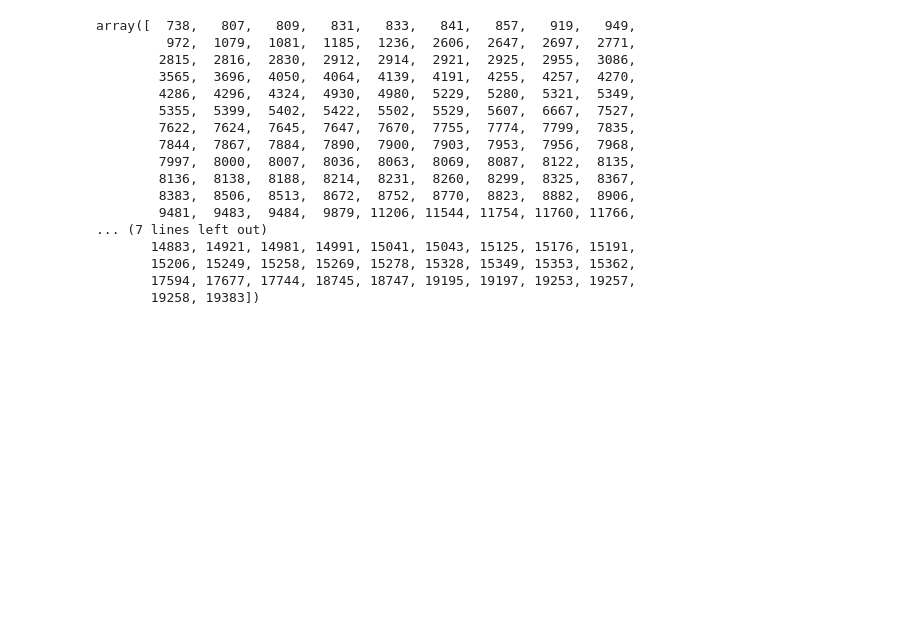
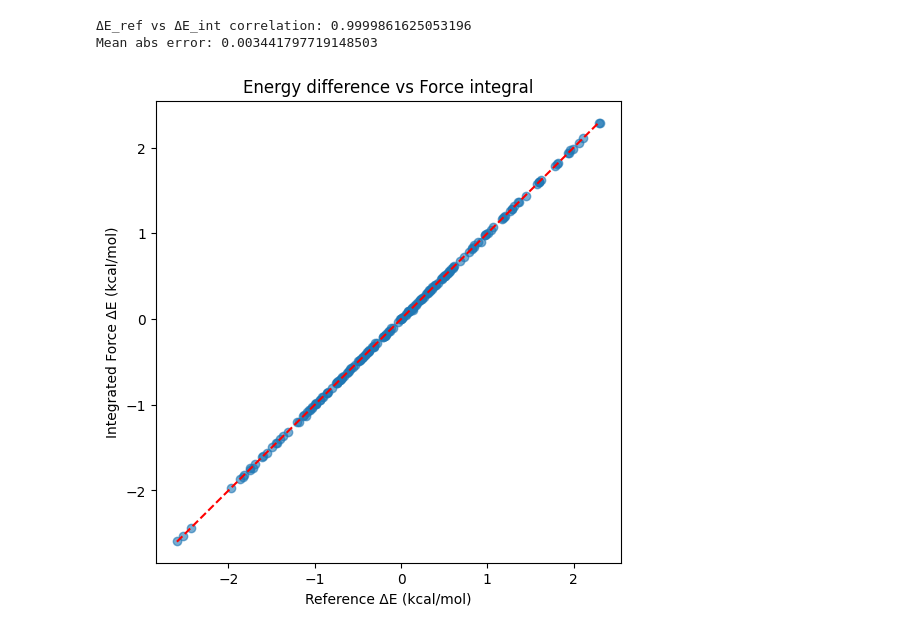
Before and after one commit to MoriyaSuwako2524/chemlab, a Jupyter notebook: aimd.ipynb, the cells around one changed output. Cells and saved outputs as stored; diff of their text form; code cells hidden in the pictures; blank space fills up the shorter version.

```diff
--- a/aimd.ipynb
+++ b/aimd.ipynb
@@ -123,20 +67,58 @@ array([   13,    31,    61,    74,    85,    86,   114,   145,   152,
-# %%
-np.sort(split["idx_test"])
-# %% [output]
-array([  738,   807,   809,   831,   833,   841,   857,   919,   949,
-         972,  1079,  1081,  1185,  1236,  2606,  2647,  2697,  2771,
-        2815,  2816,  2830,  2912,  2914,  2921,  2925,  2955,  3086,
-        3565,  3696,  4050,  4064,  4139,  4191,  4255,  4257,  4270,
-        4286,  4296,  4324,  4930,  4980,  5229,  5280,  5321,  5349,
-        5355,  5399,  5402,  5422,  5502,  5529,  5607,  6667,  7527,
-        7622,  7624,  7645,  7647,  7670,  7755,  7774,  7799,  7835,
-        7844,  7867,  7884,  7890,  7900,  7903,  7953,  7956,  7968,
-        7997,  8000,  8007,  8036,  8063,  8069,  8087,  8122,  8135,
-        8136,  8138,  8188,  8214,  8231,  8260,  8299,  8325,  8367,
-        8383,  8506,  8513,  8672,  8752,  8770,  8823,  8882,  8906,
-        9481,  9483,  9484,  9879, 11206, 11544, 11754, 11760, 11766,
-... (7 lines left out)
-       14883, 14921, 14981, 14991, 15041, 15043, 15125, 15176, 15191,
-       15206, 15249, 15258, 15269, 15278, 15328, 15349, 15353, 15362,
-       17594, 17677, 17744, 18745, 18747, 19195, 19197, 19253, 19257,
-       19258, 19383])
+# %%
+import numpy as np
+import random
+import matplotlib.pyplot as plt
+
+# --- 加载数据 ---
+coords = np.load(f"{path}full_coord.npy")     # (N, Natoms, 3)
+energies = np.load(f"{path}full_energy.npy")  # (N,)
+grads = np.load(f"{path}full_grad.npy")       # (N, Natoms, 3)
+
+# 注意：如果 grads 存的是 dE/dR，需要取负号；如果 grads 已经是力，就不要取负
+forces = grads   # 如果 full_grad 已经是力，请把这行改成 forces = grads
+
+N = len(coords)
+
+def energy_diff_from_forces(R0, R1, F0, F1):
+    """用梯形规则积分力估算能量差"""
+    dR = R1 - R0  # (Natoms, 3)
+    work0 = np.sum(F0 * dR)
+    work1 = np.sum(F1 * dR)
+    return -0.5 * (work0 + work1)
+
+# --- 随机取一些片段做对比 ---
+ncheck = 200
+idxs = random.sample(range(N-1), ncheck)
+
+dE_ref = []
+dE_int = []
+
+for i in idxs:
+    R0, R1 = coords[i], coords[i+1]
+    E0, E1 = energies[i], energies[i+1]
+    F0, F1 = forces[i], forces[i+1]
+
+    dE_ref.append(E1 - E0)
+    dE_int.append(energy_diff_from_forces(R0, R1, F0, F1))
+
+dE_ref = np.array(dE_ref)
+dE_int = np.array(dE_int)
+
+# --- 打印统计 ---
+corr = np.corrcoef(dE_ref, dE_int)[0,1]
+mae = np.mean(np.abs(dE_ref - dE_int))
+print("ΔE_ref vs ΔE_int correlation:", corr)
+print("Mean abs error:", mae)
+
+# --- 可视化 ---
+plt.figure(figsize=(6,6))
+plt.scatter(dE_ref, dE_int, alpha=0.6)
+plt.plot([dE_ref.min(), dE_ref.max()], [dE_ref.min(), dE_ref.max()], "r--")
+plt.xlabel("Reference ΔE (kcal/mol)")
+plt.ylabel("Integrated Force ΔE (kcal/mol)")
+plt.title("Energy difference vs Force integral")
+plt.show()
+# %% [output]
+ΔE_ref vs ΔE_int correlation: 0.9999861625053196
+Mean abs error: 0.003441797719148503
+[figure, added]
```
Also changed, not shown: parts of 14 cells of this notebook, 19 other files.
